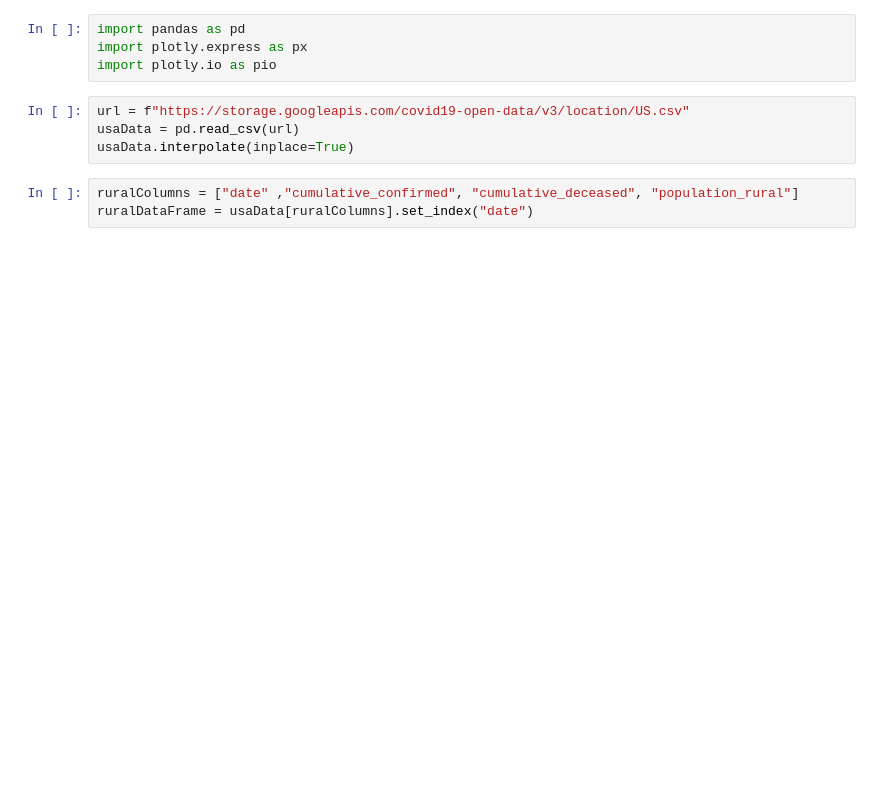
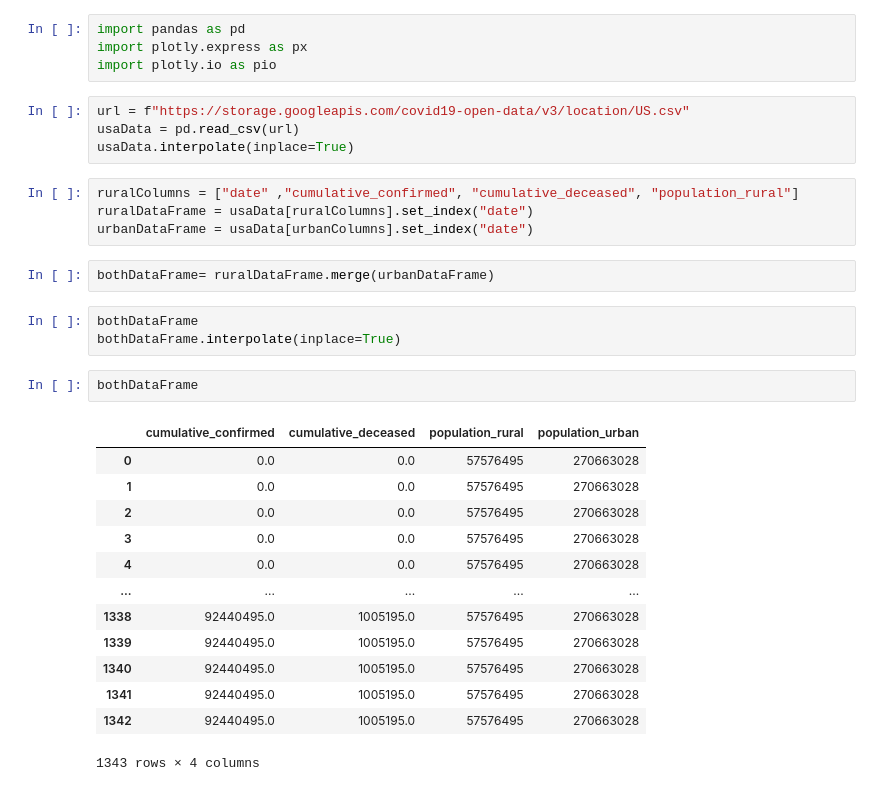
Before and after one commit to devin476/COVID-Birth-Rates, a Jupyter notebook: economics/nationalRuralandUrbanimages.ipynb, the cells around one changed output. Saved outputs shown, nothing was run; the diff lists cells and outputs as text; blank space fills up the shorter version.

```diff
--- a/economics/nationalRuralandUrbanimages.ipynb
+++ b/economics/nationalRuralandUrbanimages.ipynb
@@ -9,4 +9,26 @@ usaData.interpolate(inplace=True)
 # %%
 ruralColumns = ["date" ,"cumulative_confirmed", "cumulative_deceased", "population_rural"]
 ruralDataFrame = usaData[ruralColumns].set_index("date")
+urbanDataFrame = usaData[urbanColumns].set_index("date")
+# %%
+bothDataFrame= ruralDataFrame.merge(urbanDataFrame)
+# %%
+bothDataFrame
+bothDataFrame.interpolate(inplace=True)
+# %%
+bothDataFrame
+# %% [output]
+|  | cumulative_confirmed | cumulative_deceased | population_rural | population_urban |
+| 0 | 0.0 | 0.0 | 57576495 | 270663028 |
+| 1 | 0.0 | 0.0 | 57576495 | 270663028 |
+| 2 | 0.0 | 0.0 | 57576495 | 270663028 |
+| 3 | 0.0 | 0.0 | 57576495 | 270663028 |
+| 4 | 0.0 | 0.0 | 57576495 | 270663028 |
+| ... | ... | ... | ... | ... |
+| 1338 | 92440495.0 | 1005195.0 | 57576495 | 270663028 |
+| 1339 | 92440495.0 | 1005195.0 | 57576495 | 270663028 |
+| 1340 | 92440495.0 | 1005195.0 | 57576495 | 270663028 |
+| 1341 | 92440495.0 | 1005195.0 | 57576495 | 270663028 |
+| 1342 | 92440495.0 | 1005195.0 | 57576495 | 270663028 |
+1343 rows × 4 columns
 # %%
```
Also changed, not shown: parts of 3 cells of this notebook, 5 other files.
